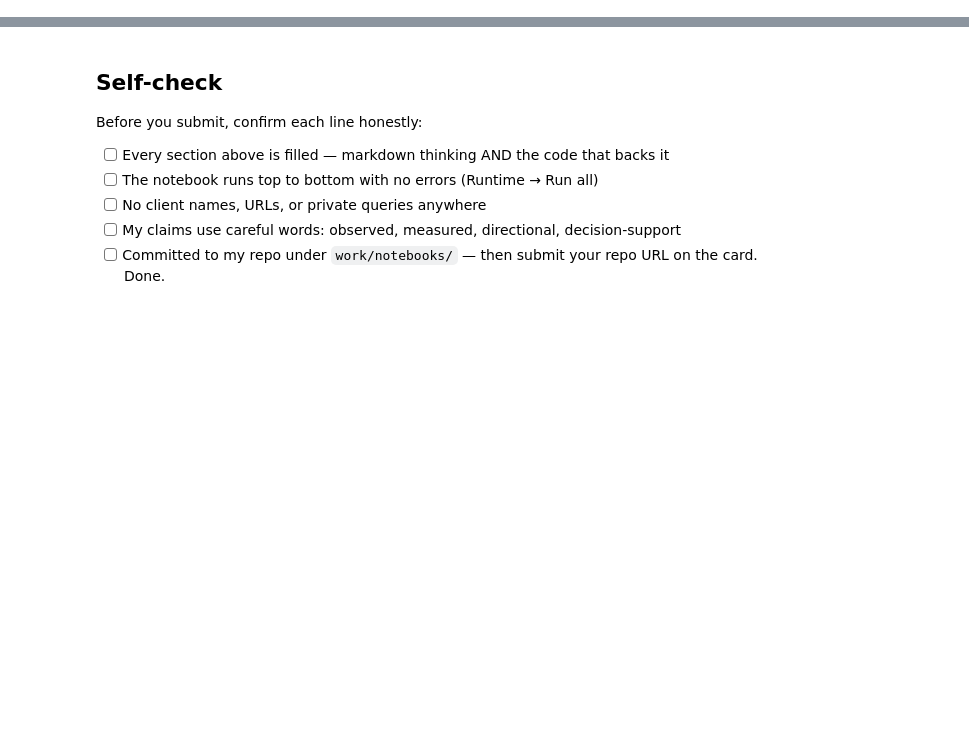
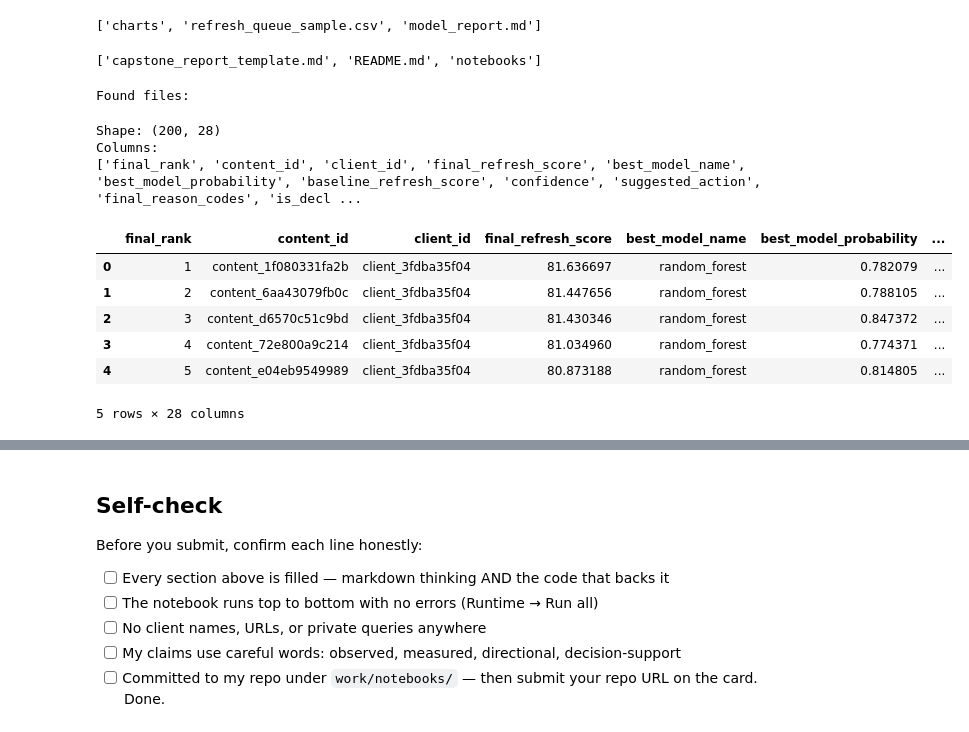
Before and after one commit to suha-2004/flyrank-ml-internship, a Jupyter notebook: work/notebooks/w07_action_playbook.ipynb, the cells around one changed output, grey strips where cells are left out. Cells and saved outputs as stored; diff of their text form; code cells hidden in the pictures; blank space fills up the shorter version.

```diff
--- a/work/notebooks/w07_action_playbook.ipynb
+++ b/work/notebooks/w07_action_playbook.ipynb
@@ -12,0 +51,44 @@ This skeleton is yours to fill. Work the sections **in order** — each one has
+# %%
+print(os.listdir("./outputs"))
+# %% [output]
+['charts', 'refresh_queue_sample.csv', 'model_report.md']
+# %%
+print(os.listdir("./work"))
+# %% [output]
+['capstone_report_template.md', 'README.md', 'notebooks']
+# %%
+import os
+
+matches = []
+
+for root, dirs, files in os.walk("/content"):
+    for file in files:
+        if file == "capstone_ranked_recommendations.csv":
+            matches.append(os.path.join(root, file))
+
+print("Found files:")
+for path in matches:
+    print(path)
+# %% [output]
+Found files:
+# %%
+import pandas as pd
+
+recommendations = pd.read_csv("./outputs/refresh_queue_sample.csv")
+
+print("Shape:", recommendations.shape)
+print("Columns:")
+print(recommendations.columns.tolist())
+
+recommendations.head()
+# %% [output]
+Shape: (200, 28)
+Columns:
+['final_rank', 'content_id', 'client_id', 'final_refresh_score', 'best_model_name', 'best_model_probability', 'baseline_refresh_score', 'confidence', 'suggested_action', 'final_reason_codes', 'is_decl ...
+|  | final_rank | content_id | client_id | final_refresh_score | best_model_name | best_model_probability | ... |
+| 0 | 1 | content_1f080331fa2b | client_3fdba35f04 | 81.636697 | random_forest | 0.782079 | ... |
+| 1 | 2 | content_6aa43079fb0c | client_3fdba35f04 | 81.447656 | random_forest | 0.788105 | ... |
+| 2 | 3 | content_d6570c51c9bd | client_3fdba35f04 | 81.430346 | random_forest | 0.847372 | ... |
+| 3 | 4 | content_72e800a9c214 | client_3fdba35f04 | 81.034960 | random_forest | 0.774371 | ... |
+| 4 | 5 | content_e04eb9549989 | client_3fdba35f04 | 80.873188 | random_forest | 0.814805 | ... |
+5 rows × 28 columns
```
Also changed, not shown: parts of 23 cells of this notebook.
